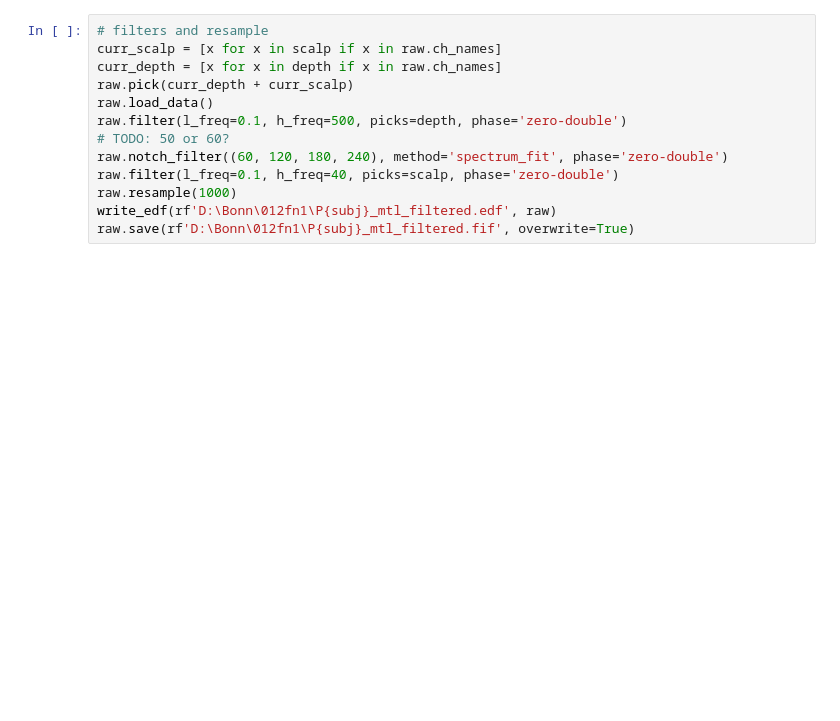
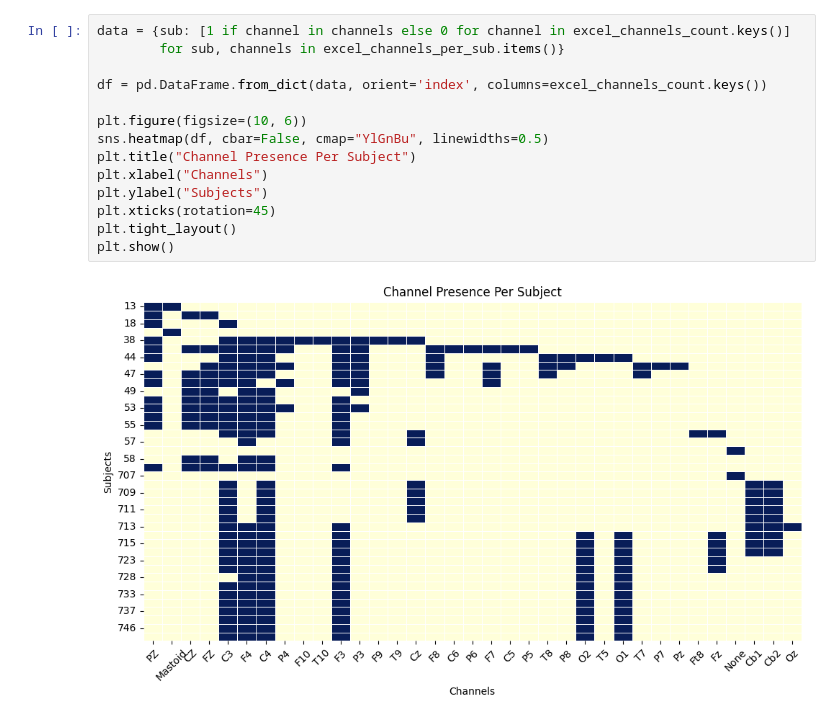
Before and after one commit to Shaked-Aglamaz/spikes_notebooks, a Jupyter notebook: add_new_subj.ipynb, the cells around one changed output. Cells and saved outputs as stored; diff of their text form; blank space fills up the shorter version.

```diff
--- a/add_new_subj.ipynb
+++ b/add_new_subj.ipynb
@@ -42,14 +47,17 @@ raw.save(r'D:\Bonn\012fn1\P701_overnightData.fif', overwrite=True)
 # %%
-# filters and resample
-curr_scalp = [x for x in scalp if x in raw.ch_names]
-curr_depth = [x for x in depth if x in raw.ch_names]
-raw.pick(curr_depth + curr_scalp)
-raw.load_data()
-raw.filter(l_freq=0.1, h_freq=500, picks=depth, phase='zero-double')
-# TODO: 50 or 60?
-raw.notch_filter((60, 120, 180, 240), method='spectrum_fit', phase='zero-double')
-raw.filter(l_freq=0.1, h_freq=40, picks=scalp, phase='zero-double')
-raw.resample(1000)
-write_edf(rf'D:\Bonn\012fn1\P{subj}_mtl_filtered.edf', raw)
-raw.save(rf'D:\Bonn\012fn1\P{subj}_mtl_filtered.fif', overwrite=True)
+data = {sub: [1 if channel in channels else 0 for channel in excel_channels_count.keys()]
+        for sub, channels in excel_channels_per_sub.items()}
+
+df = pd.DataFrame.from_dict(data, orient='index', columns=excel_channels_count.keys())
+
+plt.figure(figsize=(10, 6))
+sns.heatmap(df, cbar=False, cmap="YlGnBu", linewidths=0.5)
+plt.title("Channel Presence Per Subject")
+plt.xlabel("Channels")
+plt.ylabel("Subjects")
+plt.xticks(rotation=45)
+plt.tight_layout()
+plt.show()
+# %% [output]
+[figure, added]
 # %%
```
Also changed, not shown: parts of 25 cells of this notebook, 4 other files.
